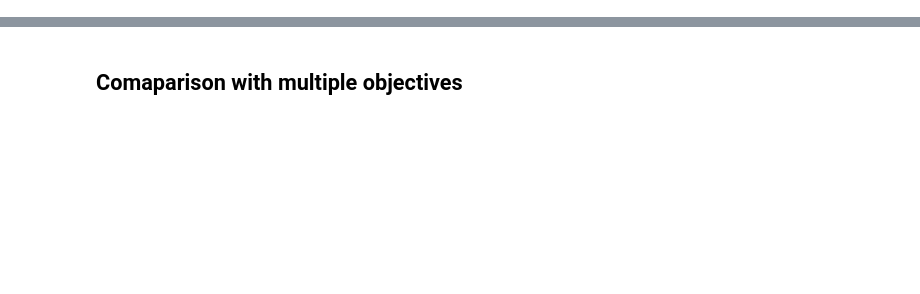
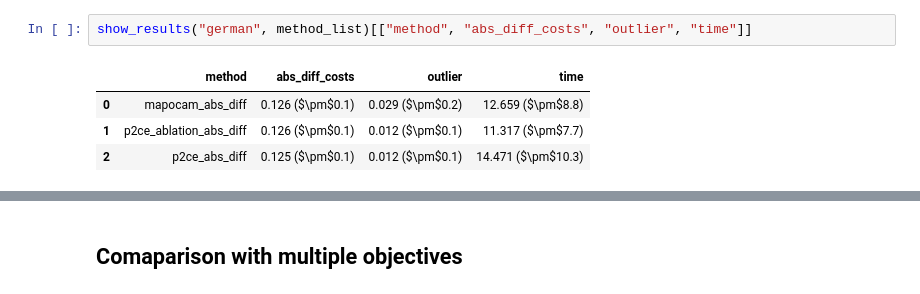
Before and after one commit to hiaac-finance/p2ce, a Jupyter notebook: notebooks/generate_figures.ipynb, the cells around one changed output, grey strips where cells are left out. Cells and saved outputs as stored; diff of their text form; blank space fills up the shorter version.

```diff
--- a/notebooks/generate_figures.ipynb
+++ b/notebooks/generate_figures.ipynb
@@ -109,0 +151,7 @@ def plot_test(results, axs):
+# %%
+show_results("german", method_list)[["method", "abs_diff_costs", "outlier", "time"]]
+# %% [output]
+|  | method | abs_diff_costs | outlier | time |
+| 0 | mapocam_abs_diff | 0.126 ($\pm$0.1) | 0.029 ($\pm$0.2) | 12.659 ($\pm$8.8) |
+| 1 | p2ce_ablation_abs_diff | 0.126 ($\pm$0.1) | 0.012 ($\pm$0.1) | 11.317 ($\pm$7.7) |
+| 2 | p2ce_abs_diff | 0.125 ($\pm$0.1) | 0.012 ($\pm$0.1) | 14.471 ($\pm$10.3) |
```
Also changed, not shown: parts of 36 cells of this notebook.
